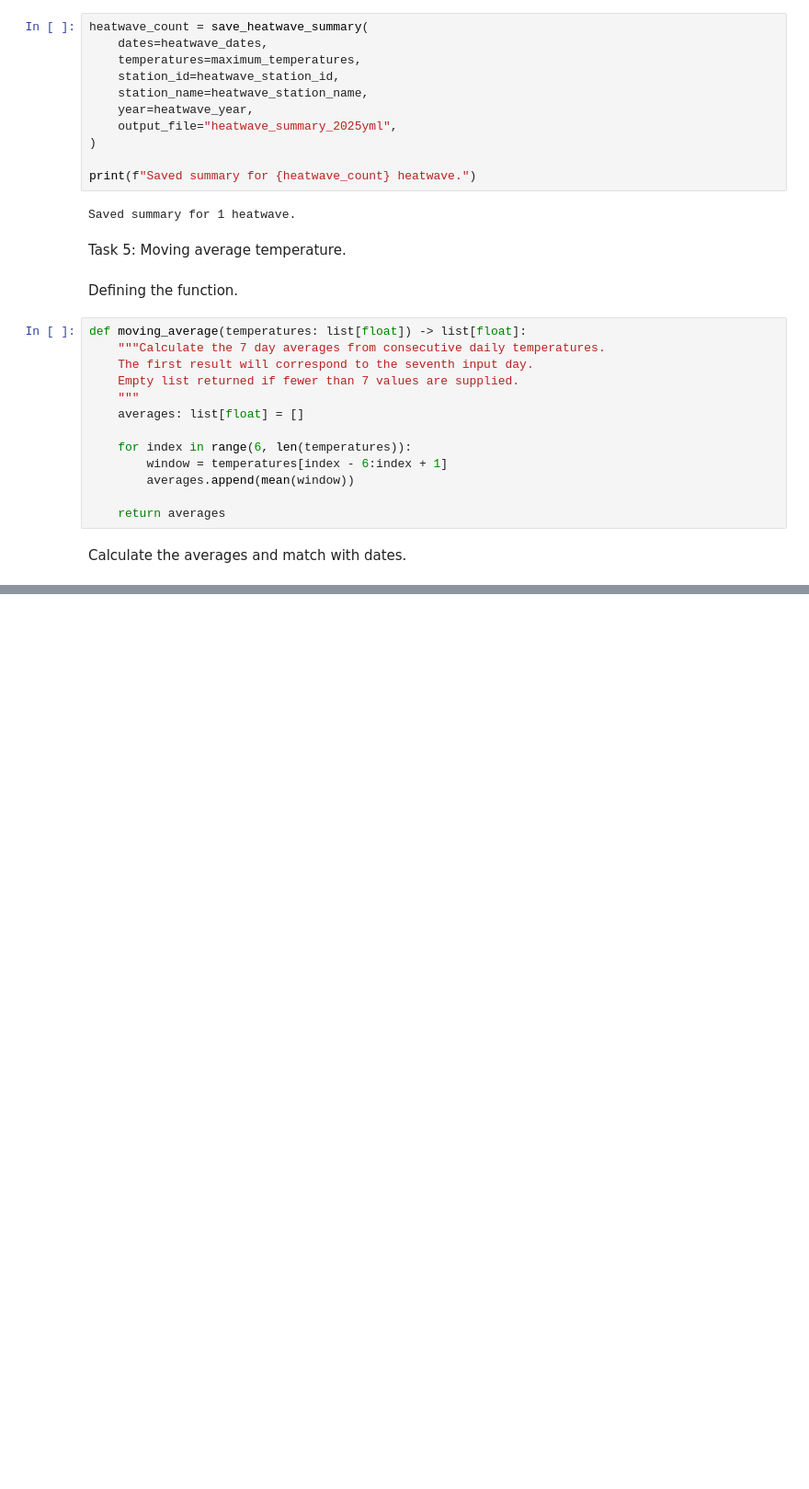
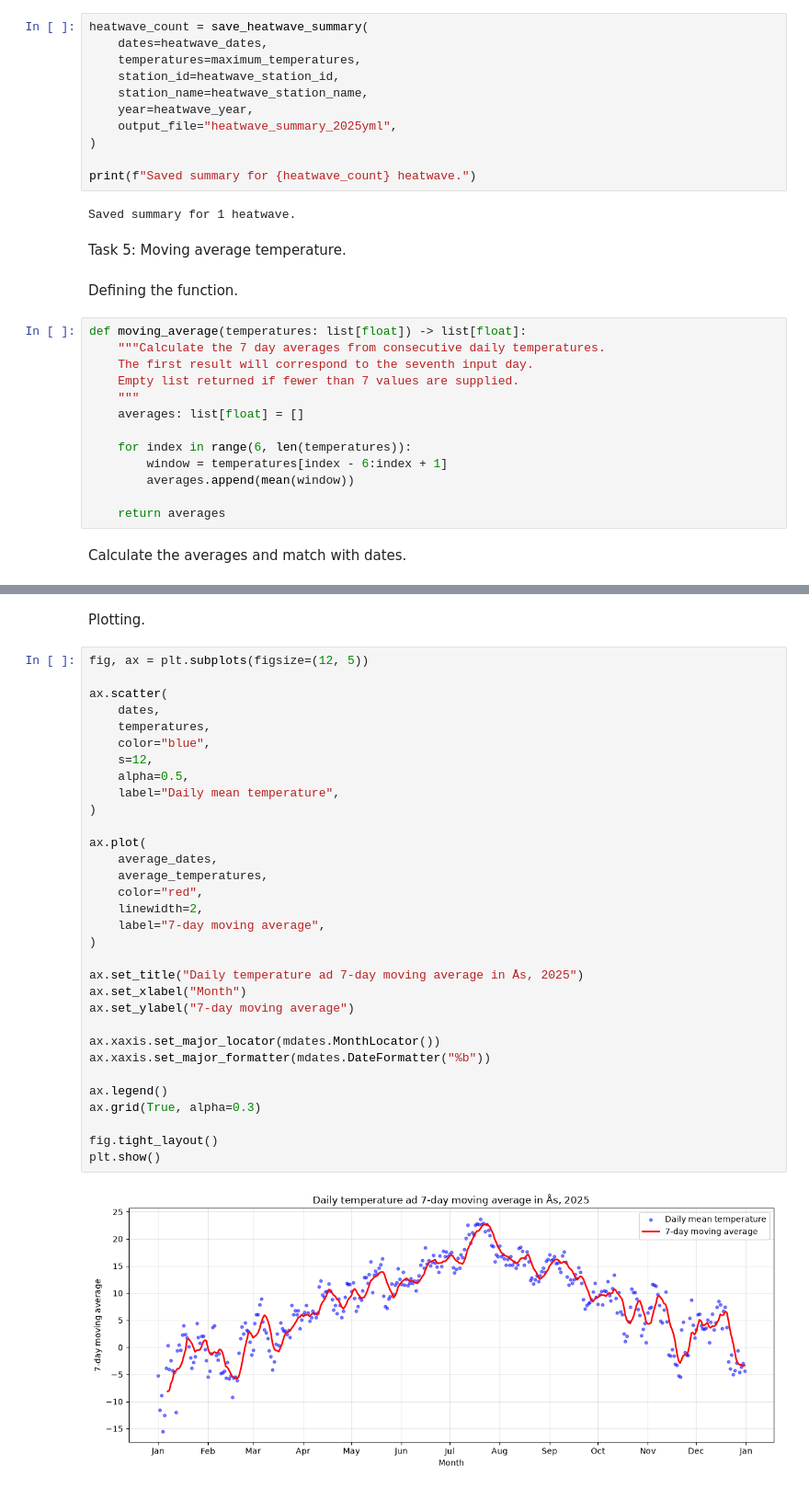
Before and after one commit to hagsetolav-lgtm/Deliverable_1, a Jupyter notebook: Deliverable_1.ipynb, the cells around one changed output, grey strips where cells are left out. Shown at 92% size. Cells and saved outputs as stored; diff of their text form; blank space fills up the shorter version.

```diff
--- a/Deliverable_1.ipynb
+++ b/Deliverable_1.ipynb
@@ -488,0 +490,36 @@ Calculated 724 moving averages.
+# %% [markdown]
+Plotting.
+# %%
+fig, ax = plt.subplots(figsize=(12, 5))
+
+ax.scatter(
+    dates,
+    temperatures,
+    color="blue",
+    s=12,
+    alpha=0.5,
+    label="Daily mean temperature",
+)
+
+ax.plot(
+    average_dates,
+    average_temperatures,
+    color="red",
+    linewidth=2,
+    label="7-day moving average",
+)
+
+ax.set_title("Daily temperature ad 7-day moving average in Ås, 2025")
+ax.set_xlabel("Month")
+ax.set_ylabel("7-day moving average")
+
+ax.xaxis.set_major_locator(mdates.MonthLocator())
+ax.xaxis.set_major_formatter(mdates.DateFormatter("%b"))
+
+ax.legend()
+ax.grid(True, alpha=0.3)
+
+fig.tight_layout()
+plt.show()
+# %% [output]
+[figure, added]
```
Also changed, not shown: parts of 6 cells of this notebook.
